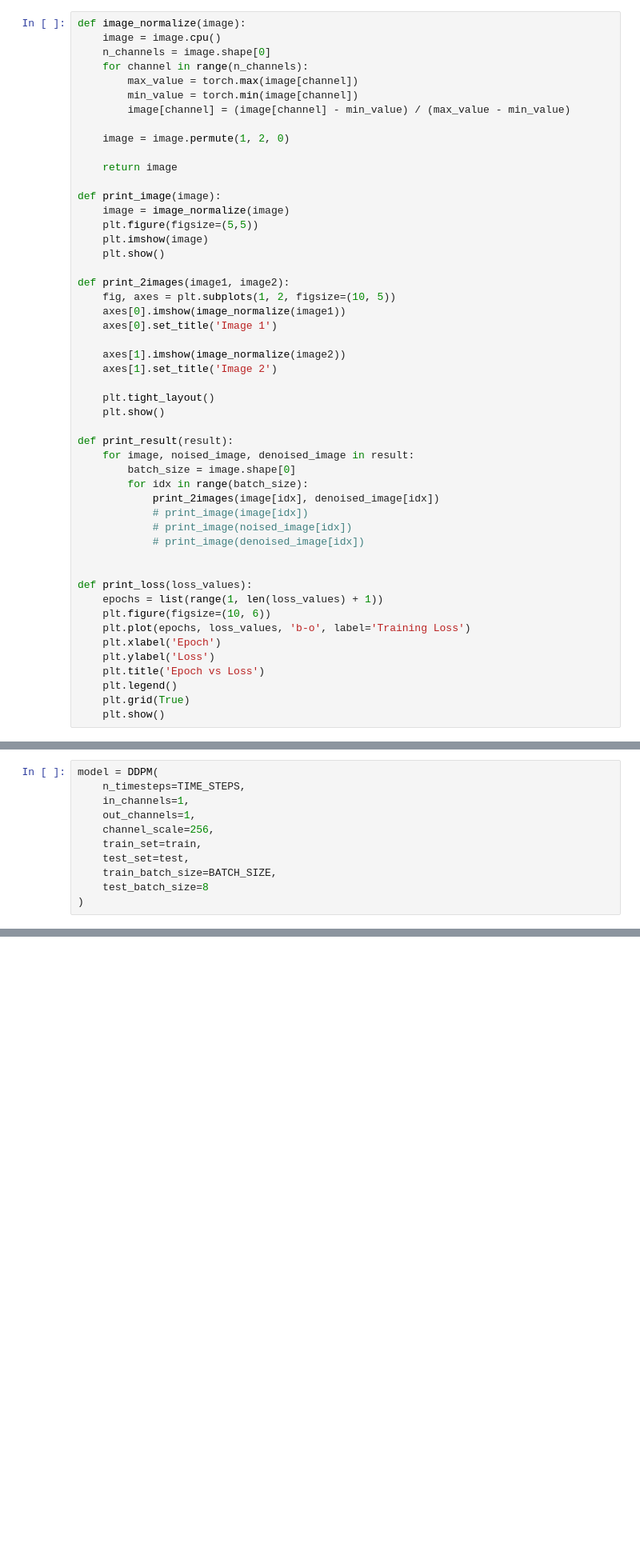
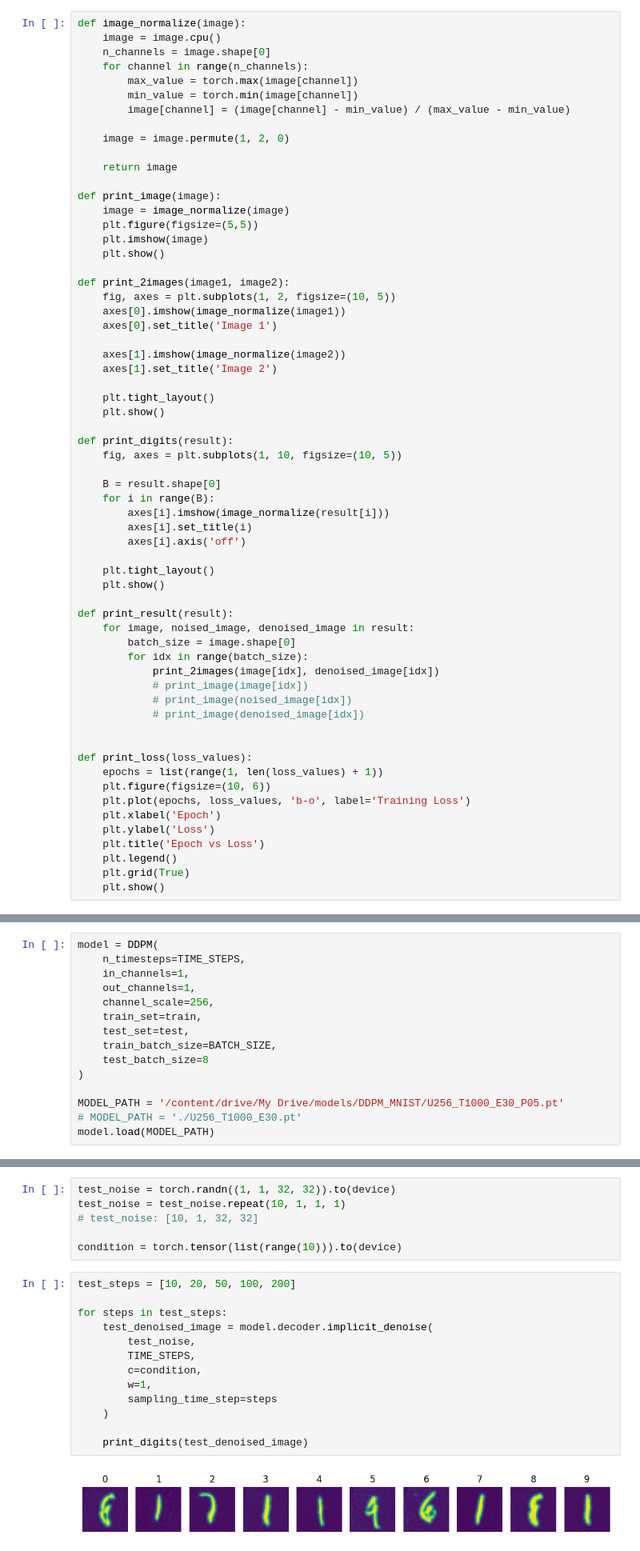
Before and after one commit to junyeong-nero/DDPM, a Jupyter notebook: DDPM_colab.ipynb, the cells around one changed output, grey strips where cells are left out. Shown at 80% size. Saved outputs shown, nothing was run; the diff lists cells and outputs as text; blank space fills up the shorter version.

```diff
--- a/DDPM_colab.ipynb
+++ b/DDPM_colab.ipynb
@@ -57,6 +77,18 @@ def print_2images(image1, image2):
     plt.tight_layout()
     plt.show()
 
+def print_digits(result):
+    fig, axes = plt.subplots(1, 10, figsize=(10, 5))
+
+    B = result.shape[0]
+    for i in range(B):
+        axes[i].imshow(image_normalize(result[i]))
+        axes[i].set_title(i)
+        axes[i].axis('off')
+
+    plt.tight_layout()
+    plt.show()
+
 def print_result(result):
     for image, noised_image, denoised_image in result:
         batch_size = image.shape[0]
@@ -616,5 +680,9 @@ model = DDPM(
     train_batch_size=BATCH_SIZE,
     test_batch_size=8
 )
+
+MODEL_PATH = '/content/drive/My Drive/models/DDPM_MNIST/U256_T1000_E30_P05.pt'
+# MODEL_PATH = './U256_T1000_E30.pt'
+model.load(MODEL_PATH)
 # %%
 print("model size : ", sum(p.numel() for p in model.g.parameters() if p.requires_grad))
@@ -730,0 +827,21 @@ print(f'FID: {fid}')
+# %%
+test_noise = torch.randn((1, 1, 32, 32)).to(device)
+test_noise = test_noise.repeat(10, 1, 1, 1)
+# test_noise: [10, 1, 32, 32]
+
+condition = torch.tensor(list(range(10))).to(device)
+# %%
+test_steps = [10, 20, 50, 100, 200]
+
+for steps in test_steps:
+    test_denoised_image = model.decoder.implicit_denoise(
+        test_noise,
+        TIME_STEPS,
+        c=condition,
+        w=1,
+        sampling_time_step=steps
+    )
+
+    print_digits(test_denoised_image)
+# %% [output]
+[figure, added]
```
Also changed, not shown: parts of 14 cells of this notebook, 1 other file.
